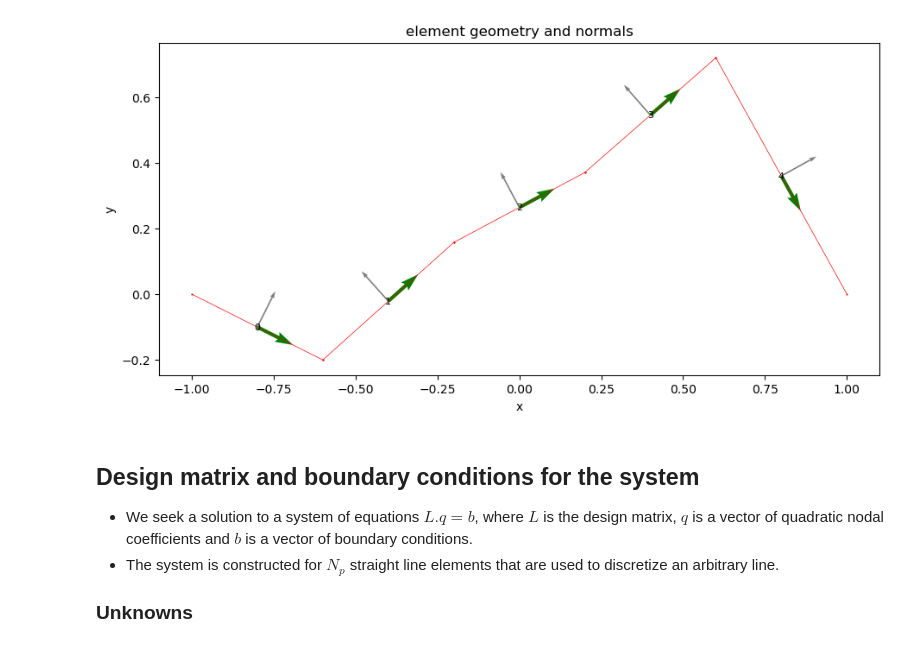
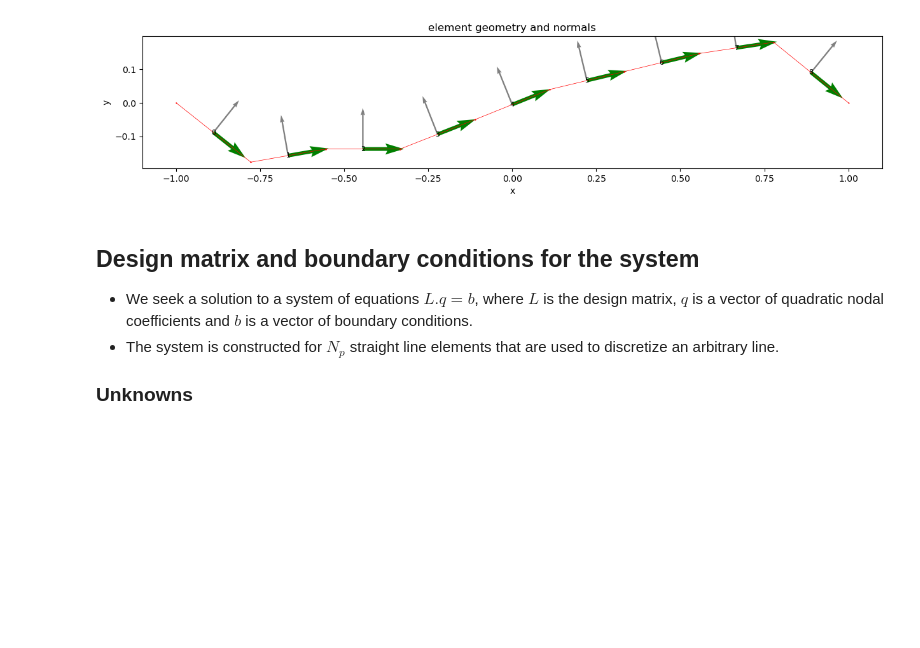
Before and after one commit to mallickrishg/bemcs, a Jupyter notebook: Nonplanarpatches_rotation.ipynb, the cells around one changed output. Saved outputs shown, nothing was run; the diff lists cells and outputs as text; code cells hidden in the pictures; blank space fills up the shorter version.

Commit message:
better final figure

```diff
--- a/Nonplanarpatches_rotation.ipynb
+++ b/Nonplanarpatches_rotation.ipynb
@@ -99,10 +99,10 @@ q_s^{2a} \\ q_s^{2b} \\ q_s^{2c} \\ q_n^{2a} \\ q_n^{2b} \\ q_n^{2c} \end{bmatri
 \end{equation}$
 # %%
 # use a non-uniform mesh
-n_elements = 5
+n_elements = 9
 # sorted_xlocs = np.sort(np.random.uniform(size=n_elements-1,low=-0.7,high=0.9))
 sorted_xlocs = np.linspace(-1 + 2/n_elements,1-2/n_elements,n_elements-1)
-sorted_ylocs = np.sort(np.random.uniform(size=n_elements-1,low=-0.8,high=0.8))
+sorted_ylocs = np.sort(np.random.uniform(size=n_elements-1,low=-0.2,high=0.2))
 
 # x1 = np.array((-1.,0,0.1))
 # x2 = np.array((0.,0.1,1.))
@@ -111,35 +111,35 @@ sorted_ylocs = np.sort(np.random.uniform(size=n_elements-1,low=-0.8,high=0.8))
 x1 = np.concatenate((np.array([-1.]), sorted_xlocs))
 x2 = np.concatenate((sorted_xlocs,np.array([1.])))
 y1 = np.concatenate((np.array([0.]), sorted_ylocs))
 y2 = np.concatenate((sorted_ylocs,np.array([0.])))
 # y1 = -np.sin(np.pi/4)*x1
 # y2 = -np.sin(np.pi/4)*x2
 
 elements = []
 element = {}
 for i in range(n_elements):
     element["x1"] = x1[i]
     element["y1"] = y1[i]
     element["x2"] = x2[i]
     element["y2"] = y2[i]
     elements.append(element.copy())
 elements = bemcs.standardize_elements(elements)
 
 # slip imposed at central nodes of each patch (these are in x,y coordinates)
 # slip_vector_x = np.random.uniform(size=n_elements,low = 0.5, high = 1.0)*0
 # slip_vector_y = np.random.uniform(size=n_elements,low = 0.5, high = 1.0)
 if n_elements % 2 == 0:
     slip_vector_x = 1 - np.abs(np.linspace(-1,1,n_elements))
 else:
     slip_vector_x = 1 - np.linspace(-1,1,n_elements)**2
 
-slip_vector_y = np.random.uniform(size=n_elements,low = -0.1, high = 0.)
+slip_vector_y = np.random.uniform(size=n_elements,low = -0.0, high = 0.)
 
 # plot geometry of mesh
 plt.figure(figsize=(15,5))
 bemcs.plot_element_geometry(elements)
 # %% [output]
-[figure, old version]
+[figure, new version]
 # %% [markdown]
 ## Design matrix and boundary conditions for the system
 
```
Also changed, not shown: parts of 3 cells of this notebook.
